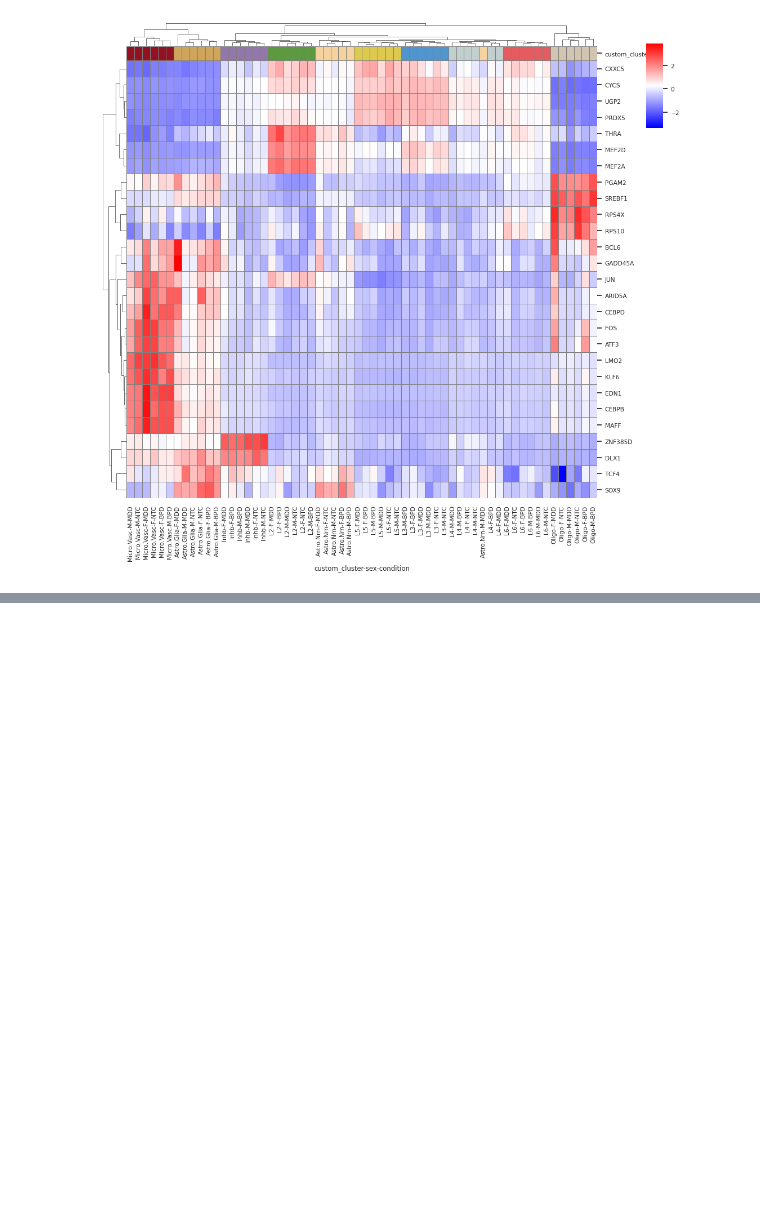
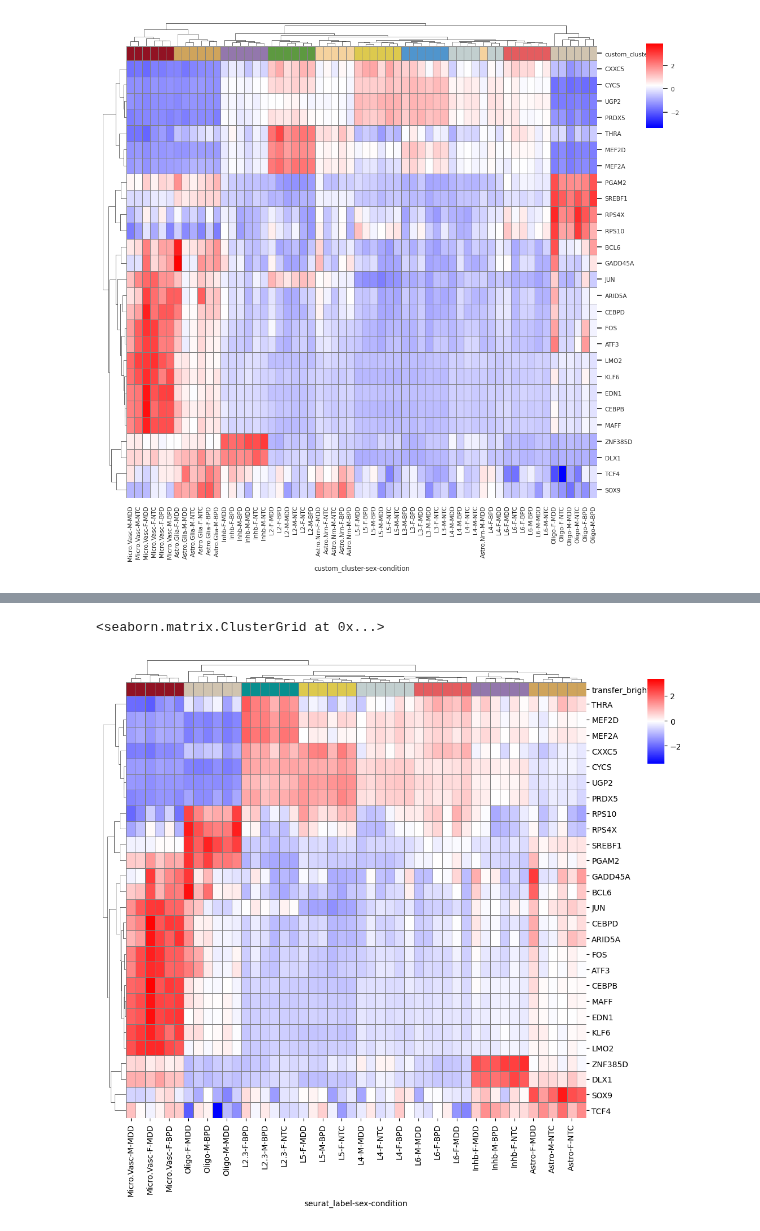
Before and after one commit to LieberInstitute/spatialDLPFC_mdd_bpd, a Jupyter notebook: code/09_SCENIC/05_explore-AUCell_output.ipynb, the cells around one changed output, grey strips where cells are left out. Cells and saved outputs as stored; diff of their text form; code cells hidden in the pictures; blank space fills up the shorter version.

```diff
--- a/code/09_SCENIC/05_explore-AUCell_output.ipynb
+++ b/code/09_SCENIC/05_explore-AUCell_output.ipynb
@@ -320,0 +371,7 @@ sns.clustermap(df_means[tfDEGs].T, z_score='row', col_colors=row_colors, dendrog
+# %%
+sns.clustermap(df_means[tfDEGs].T, z_score='row', col_colors=row_colors, dendrogram_ratio=.05,
+               cmap='bwr',
+              cbar_pos=(0.98, 0.8, 0.03, 0.15), linewidths=0.5, linecolor='grey')
+# %% [output]
+<seaborn.matrix.ClusterGrid at 0x...>
+[figure, added]
```
Also changed, not shown: parts of 20 cells of this notebook, 2 other files.
